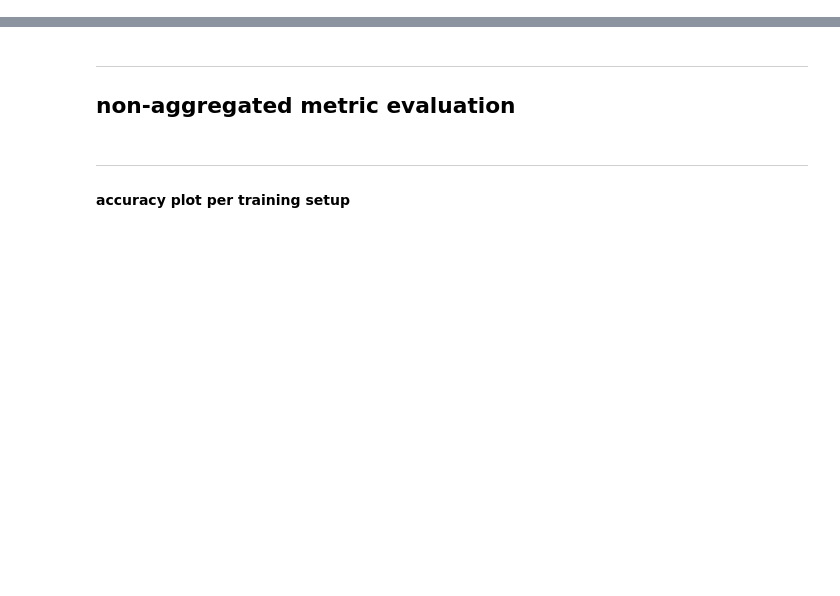
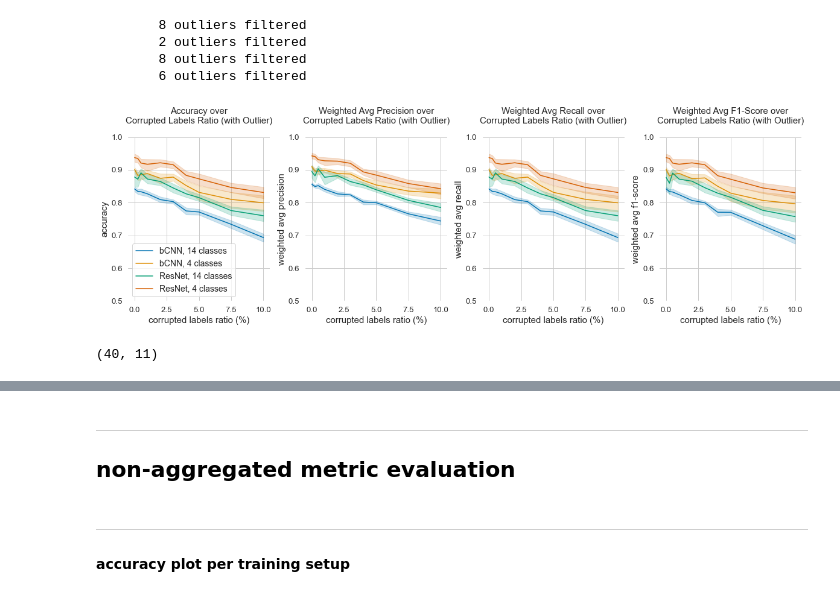
Before and after one commit to at-gmbh/corrupted-labels-effect, a Jupyter notebook: notebooks/result_visualization.ipynb, the cells around one changed output, grey strips where cells are left out. Saved outputs shown, nothing was run; the diff lists cells and outputs as text; code cells hidden in the pictures; blank space fills up the shorter version.

```diff
--- a/notebooks/result_visualization.ipynb
+++ b/notebooks/result_visualization.ipynb
@@ -72,0 +146,72 @@ df_runs.query('run < 20').sort_values(by=['model', 'ratio', 'classes'], axis=0)
+# %%
+# visualize classification metrics for all four setups >> excluding outliers <<
+font_size = 15
+
+df_temp_main = df.query(f'metric not in ["macro avg f1-score", "macro avg precision", "macro avg recall"]')
+
+df_temp_hue = df_temp_main[['model', 'classes']].apply(
+    lambda row: f'{return_model_name(row.model)}, {row.classes} classes', axis=1
+)
+
+f, axes = plt.subplots(nrows = 1, ncols = 4, figsize = (20, 5))
+
+for ind, metric in enumerate(df_temp_main['metric'].unique()):
+
+    sns.set_style("whitegrid")
+    sns.despine(left=True, bottom=True)
+
+    df_temp_vis = df_temp_main.query(f'metric == "{metric}"')
+    df_temp_vis = df_temp_vis.rename(columns={'value': metric})
+    df_temp_vis = util.filter_outliers(df_temp_vis, metric, False, 3)
+
+    sns.lineplot(
+        data=df_temp_vis,
+        x='ratio',
+        y=metric,
+        hue=df_temp_hue,
+        palette='colorblind',
+        linewidth=1.5,
+        ax = axes[ind]
+    ).set(
+        ylim=(0.5,1)
+    )
+
+    axes[ind].set_xlabel('corrupted labels ratio (%)', size=font_size)
+    axes[ind].set_ylabel(metric, size=font_size)
+    axes[ind].set_title(f'{metric.title()} over\nCorrupted Labels Ratio (with Outlier)\n', size=font_size)
+
+    if ind == 0:
+        axes[0].legend(loc='lower left', fontsize=font_size-1)
+    else:
+        axes[ind].get_legend().remove()
+
+plt.xticks(fontsize=font_size-2)
+plt.subplots_adjust(wspace=0.25, hspace=0.25)
+plt.draw()
+
+f.savefig(f'../assets/classification_metrics_overview_withoutOutliers.png', dpi=300, facecolor='white', bbox_inches='tight')
+# %% [output]
+        8 outliers filtered
+        2 outliers filtered
+        8 outliers filtered
+        6 outliers filtered
+[figure, added]
+# %%
+# get base stats for classification metrics over average model x classes x ratio setup
+group_columns = ['model', 'classes', 'ratio', 'metric']
+
+df_stats = df.query('metric not in \
+            ["macro avg f1-score", "macro avg precision", "macro avg recall"]')
+df_stats = df_stats.groupby(by=group_columns, as_index=False) \
+            .agg({'value':['mean','std']}) \
+            .sort_values(group_columns)
+
+df_stats_pivot = df_stats.pivot(index=df_stats[['model', 'classes', 'ratio']], columns='metric')['value'].reset_index()
+df_stats_pivot.columns = df_stats_pivot.columns.map(' | '.join).str.strip(' | ')
+
+print(df_stats_pivot.shape)
+df_stats_pivot.head()
+
+df_stats_pivot.to_excel('../logs/classification_results/classification_metrics_stats_pivot.xlsx', index=False)
+# %% [output]
+(40, 11)
```
Also changed, not shown: parts of 32 cells of this notebook, 2 other files.
